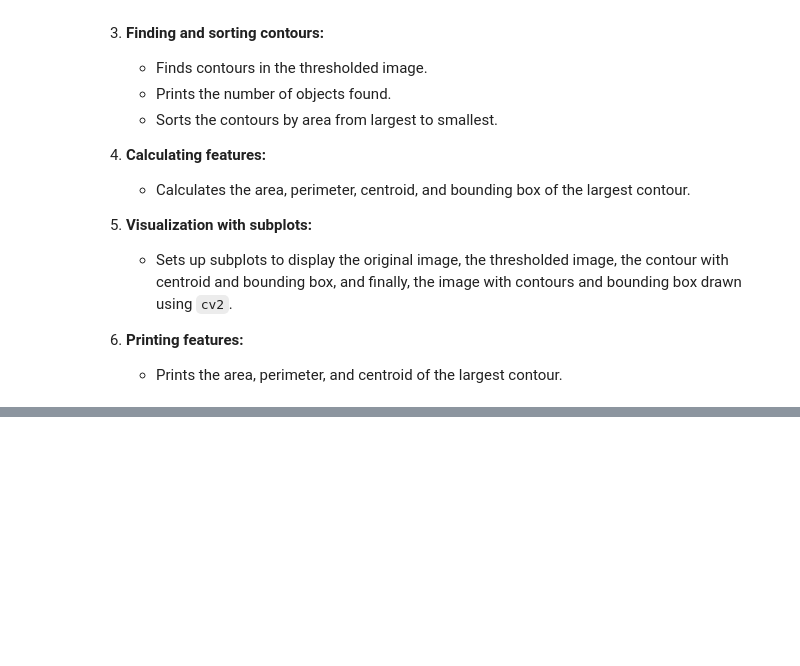
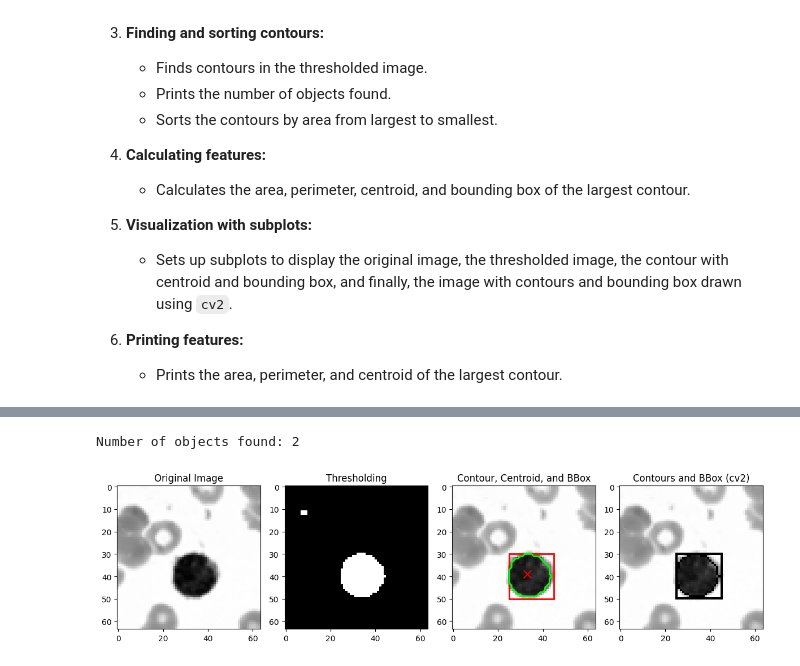
Before and after one commit to JuanZapa7a/covid-19, a Jupyter notebook: BioImageDatasets.ipynb, the cells around one changed output, grey strips where cells are left out. Cells and saved outputs as stored; diff of their text form; code cells hidden in the pictures; blank space fills up the shorter version.

```diff
--- a/BioImageDatasets.ipynb
+++ b/BioImageDatasets.ipynb
@@ -499,0 +526,80 @@ print(contornos[0][:,0,1], contornos[0][0,0,1])
+# %%
+import cv2
+import numpy as np
+import random
+from matplotlib.patches import Rectangle
+
+# Choose a random image
+random_image = random.choice(image_files)
+random_image_path = os.path.join(directory, random_image)
+
+# Read the image in grayscale
+image = cv2.imread(random_image_path, cv2.IMREAD_GRAYSCALE)
+
+# Apply thresholding
+_, thresholded = cv2.threshold(image, 128, 255, cv2.THRESH_BINARY_INV)
+
+# Find contours
+contours, hierarchy = cv2.findContours(thresholded, cv2.RETR_EXTERNAL, cv2.CHAIN_APPROX_SIMPLE)
+# Print the number of objects found
+num_objects = len(contours)
+print(f'Number of objects found: {num_objects}')
+
+# Sort contours by area from largest to smallest
+contours = sorted(contours, key=cv2.contourArea, reverse=True)
+
+# Calculate features
+area = cv2.contourArea(contours[0])
+perimeter = cv2.arcLength(contours[0], True)
+moments = cv2.moments(contours[0])
+centroid_x = int(moments["m10"] / moments["m00"])
+centroid_y = int(moments["m01"] / moments["m00"])
+x, y, w, h = cv2.boundingRect(contours[0])
+
+# Fit ellipse to the contour
+ellipse = cv2.fitEllipse(contours[0])
+major_axis_length = max(ellipse[1])
+minor_axis_length = min(ellipse[1])
+elongation = major_axis_length / minor_axis_length
+eccentricity = np.sqrt(1 - (minor_axis_length ** 2) / (major_axis_length ** 2))
+
+# Create subplots
+fig, axs = plt.subplots(1, 4, figsize=(12, 4))
+
+# Show images in subplots
+axs[0].imshow(image, cmap='gray')
+axs[0].set_title('Original Image')
+
+axs[1].imshow(thresholded, cmap='gray')
+axs[1].set_title('Thresholding')
+
+# Draw contour and bounding box on the original image
+axs[2].imshow(cv2.cvtColor(image, cv2.COLOR_GRAY2BGR))
+axs[2].plot(
+    np.append(contours[0][:,0,0], contours[0][0,0,0]),
+    np.append(contours[0][:,0,1], contours[0][0,0,1]),
+    color='lime', linewidth=2)
+rect = Rectangle((x, y), w, h, linewidth=2, edgecolor='red', facecolor='none')
+axs[2].add_patch(rect)
+axs[2].scatter(centroid_x, centroid_y, color='red', s=100, marker='x')
+axs[2].set_title('Contour, Centroid, and BBox')
+
+# Draw contours and bounding box using cv2
+cv2.drawContours(image, [contours[0]], -1, (0, 255, 0), 1)
+cv2.rectangle(image, (x, y), (x + w, y + h), (0, 0, 255), 1)
+axs[3].imshow(image, cmap='gray')
+axs[3].set_title('Contours and BBox (cv2)')
+
+# Adjust layout and show visualization
+plt.tight_layout()
+plt.show()
+
+# Print features
+print(f"Area: {area}")
+print(f"Perimeter: {perimeter}")
+print(f"Centroid: ({centroid_x}, {centroid_y})")
+print(f"Elongation: {elongation}")
+print(f"Eccentricity: {eccentricity}")
+# %% [output]
+Number of objects found: 2
+[figure, added]
```
Also changed, not shown: parts of 7 cells of this notebook.
